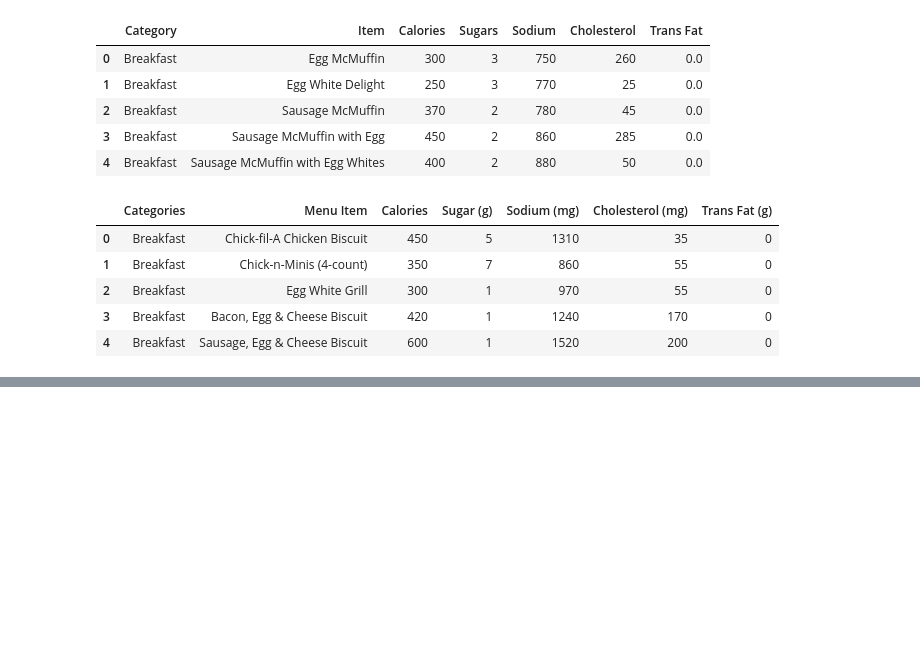
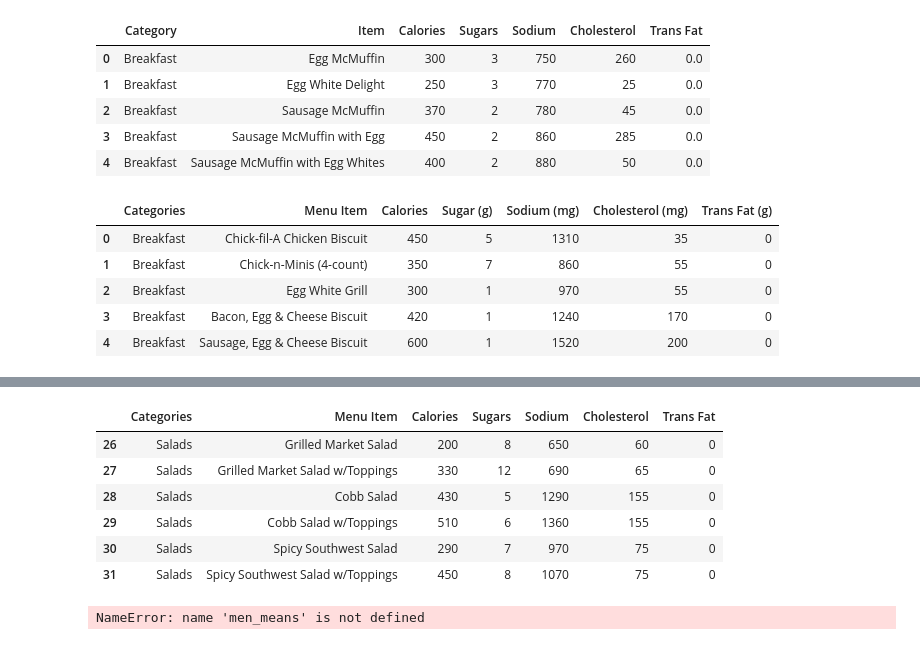
Before and after one commit to han0620-git/project_I, a Jupyter notebook: Sara/workbook.ipynb, the cells around one changed output, grey strips where cells are left out. Saved outputs shown, nothing was run; the diff lists cells and outputs as text; code cells hidden in the pictures; blank space fills up the shorter version.

```diff
--- a/Sara/workbook.ipynb
+++ b/Sara/workbook.ipynb
@@ -33,3 +90,8 @@ reduced_chick_df.head()
 | 2 | Breakfast | Egg White Grill | 300 | 1 | 970 | 55 | 0 |
 | 3 | Breakfast | Bacon, Egg & Cheese Biscuit | 420 | 1 | 1240 | 170 | 0 |
 | 4 | Breakfast | Sausage, Egg & Cheese Biscuit | 600 | 1 | 1520 | 200 | 0 |
+# %%
+# Remove unecessary columns from the Chick fil a menu and save the new DataFrame
+reduced_chick_df = Chick_fil_a_menu_df[["Categories", "Menu Item", "Calories", "Sugar (g)", "Sodium (mg)", "Cholesterol (mg)",
+                       "Trans Fat (g)"]]
+reduced_chick_df.head()
@@ -35,0 +105,8 @@ reduced_chick_df.head()
+# %%
+# rename Chick fil a columns to match McDonald's
+renamed_chick_df = reduced_chick_df.rename(columns={"Sugar (g)": "Sugars",
+                                        "Sodium (mg)": "Sodium",
+                                        "Cholesterol (mg)": "Cholesterol",
+                                        "Trans Fat (g)": "Trans Fat"
+                                        })
+renamed_chick_df.head()
@@ -35,0 +131,11 @@ reduced_chick_df.head()
+# %%
+# Keep only the identified menu items from Chick fli a's menu
+renamed_chick_df[renamed_chick_df['Categories'].str.match("Salads")]
+# %% [output]
+|  | Categories | Menu Item | Calories | Sugars | Sodium | Cholesterol | Trans Fat |
+| 26 | Salads | Grilled Market Salad | 200 | 8 | 650 | 60 | 0 |
+| 27 | Salads | Grilled Market Salad w/Toppings | 330 | 12 | 690 | 65 | 0 |
+| 28 | Salads | Cobb Salad | 430 | 5 | 1290 | 155 | 0 |
+| 29 | Salads | Cobb Salad w/Toppings | 510 | 6 | 1360 | 155 | 0 |
+| 30 | Salads | Spicy Southwest Salad | 290 | 7 | 970 | 75 | 0 |
+| 31 | Salads | Spicy Southwest Salad w/Toppings | 450 | 8 | 1070 | 75 | 0 |
@@ -35,0 +152,38 @@ reduced_chick_df.head()
+# %%
+# double bar chart to compre Salads
+
+labels = ['Calories', 'Sugar', 'Sodium', 'Cholesterol', 'Trans Fat']
+
+Mc_numbers = [20, 34, 30, 35, 27]
+Chick_numbers = [25, 32, 34, 20, 25]
+
+# the label locations
+x = np.arange(len(labels))
+# the width of the bars
+width = 0.35
+
+fig, ax = plt.subplots()
+McDonald_bar = ax.bar(x - width/2, men_means, width, label='Men')
+Chick_bar = ax.bar(x + width/2, women_means, width, label='Women')
+
+# Add some text for labels, title and custom x-axis tick labels, etc.
+ax.set_ylabel('Scores')
+ax.set_title('Scores by group and gender')
+ax.set_xticks(x)
+ax.set_xticklabels(labels)
+ax.legend()
+def autolabel(rects):
+    """Attach a text label above each bar in *rects*, displaying its height."""
+    for rect in rects:
+        height = rect.get_height()
+        ax.annotate('{}'.format(height),
+                    xy=(rect.get_x() + rect.get_width() / 2, height),
+                    xytext=(0, 3),  # 3 points vertical offset
+                    textcoords="offset points",
+                    ha='center', va='bottom')
+autolabel(rects1)
+autolabel(rects2)
+fig.tight_layout()
+plt.show()
+# %% [output]
+NameError: name 'men_means' is not defined
```
Also changed, not shown: parts of 8 cells of this notebook.
